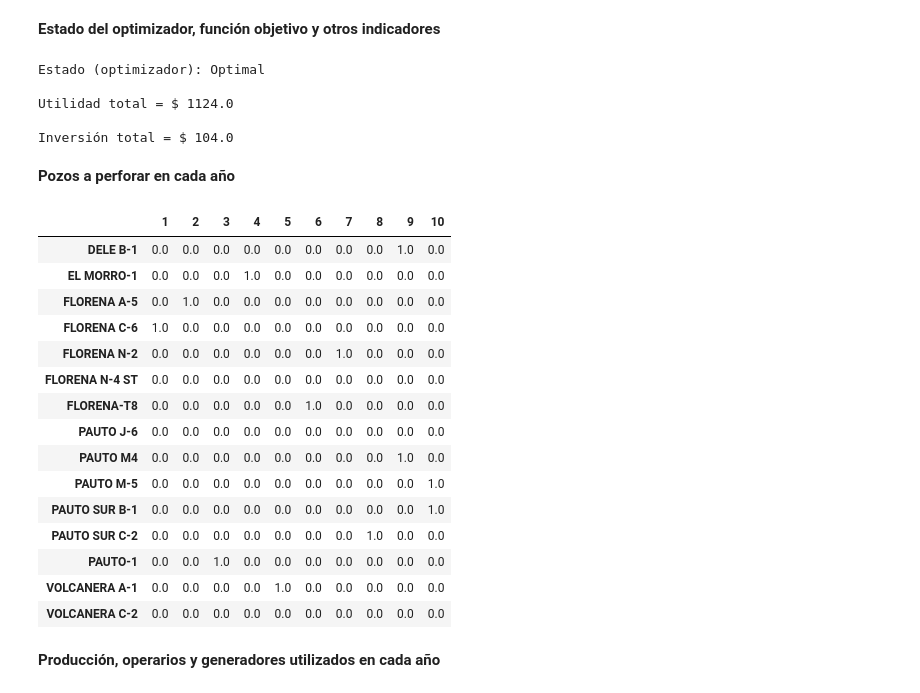
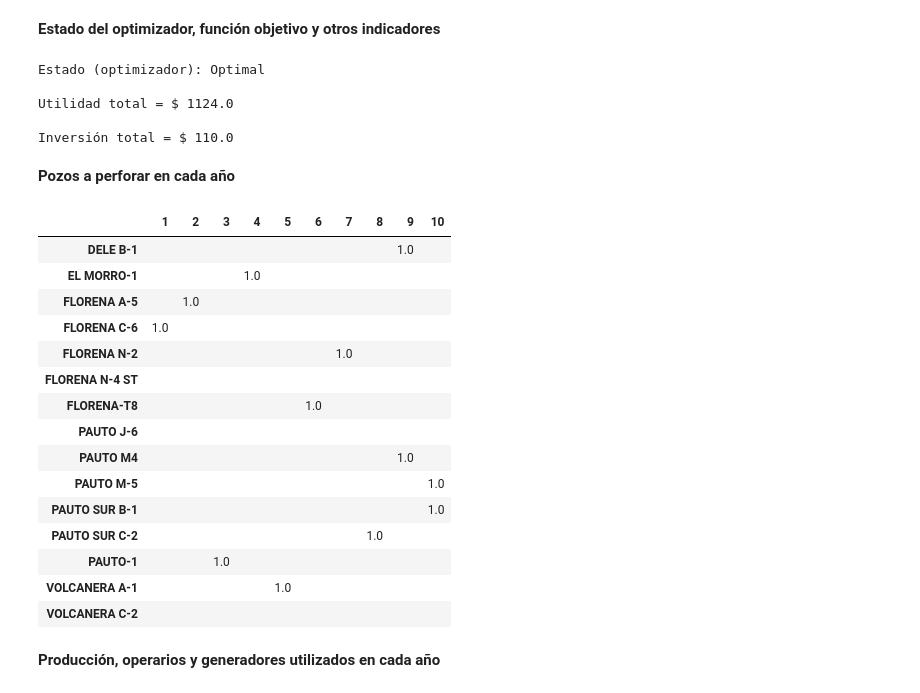
Before and after one commit to davidsmoreno/Analytics, a Jupyter notebook: Modelaje y Mejora De Procesos/Cases/Caso4_Plantilla.ipynb, the cells around one changed output. Cells and saved outputs as stored; diff of their text form; code cells hidden in the pictures.

```diff
--- a/Modelaje y Mejora De Procesos/Cases/Caso4_Plantilla.ipynb
+++ b/Modelaje y Mejora De Procesos/Cases/Caso4_Plantilla.ipynb
@@ -559,4 +559,4 @@ Para motivos de calificación, sólo debes seguir las instrucciones de cada preg
 I = lp.LpVariable.dicts("inventario", Tiempos, lowBound=0, cat=lp.LpContinuous)
 problema+=I[1]== 12 - lp.lpSum(costo[(i, 1)] * x[(i, 1)] for i in Pozos), 'R7A'
 for t in Tiempos[1:]:
-    problema+=I[t]==12+I[t - 1] + 0.05 * lp.lpSum(utilidad[(i, t - 1)] * x[(i, t - 1)] for i in Pozos) - lp.lpSum(x[(i, t)] * costo[(i, t)] for i in Pozos), f'R7B_{t}'
+    problema+=I[t]==12+I[t - 1] + 0.05 * (lp.lpSum(utilidad[(i, t - 1)] * x[(i, t - 1)] for i in Pozos)) - lp.lpSum(x[(i, t)] * costo[(i, t)] for i in Pozos), f'R7B_{t}'
@@ -655,39 +674,39 @@ Estado (optimizador): Optimal
 
 Utilidad total = $ 1124.0
 
-Inversión total = $ 104.0
+Inversión total = $ 110.0
 # %% [markdown]
 **Pozos a perforar en cada año**
 # %%
 # Imprimir producción cada año
 matriz = []
 for i in Pozos:
     fila = []  # Cada fila contiene la información de un pozo
     for t in Tiempos:
         if lp.value(x[i, t]) > 0:
             fila.append(lp.value(x[i, t]))
         else:
-            fila.append(lp.value(x[i, t]))
+            fila.append("")
     matriz.append(fila)
 
 pd.DataFrame(matriz, index=Pozos, columns=Tiempos)
 # %% [output]
 |  | 1 | 2 | 3 | 4 | 5 | 6 | 7 | 8 | 9 | 10 |
-| DELE B-1 | 0.0 | 0.0 | 0.0 | 0.0 | 0.0 | 0.0 | 0.0 | 0.0 | 1.0 | 0.0 |
-| EL MORRO-1 | 0.0 | 0.0 | 0.0 | 1.0 | 0.0 | 0.0 | 0.0 | 0.0 | 0.0 | 0.0 |
-| FLORENA A-5 | 0.0 | 1.0 | 0.0 | 0.0 | 0.0 | 0.0 | 0.0 | 0.0 | 0.0 | 0.0 |
-| FLORENA C-6 | 1.0 | 0.0 | 0.0 | 0.0 | 0.0 | 0.0 | 0.0 | 0.0 | 0.0 | 0.0 |
-| FLORENA N-2 | 0.0 | 0.0 | 0.0 | 0.0 | 0.0 | 0.0 | 1.0 | 0.0 | 0.0 | 0.0 |
-| FLORENA N-4 ST | 0.0 | 0.0 | 0.0 | 0.0 | 0.0 | 0.0 | 0.0 | 0.0 | 0.0 | 0.0 |
-| FLORENA-T8 | 0.0 | 0.0 | 0.0 | 0.0 | 0.0 | 1.0 | 0.0 | 0.0 | 0.0 | 0.0 |
-| PAUTO J-6 | 0.0 | 0.0 | 0.0 | 0.0 | 0.0 | 0.0 | 0.0 | 0.0 | 0.0 | 0.0 |
-| PAUTO M4 | 0.0 | 0.0 | 0.0 | 0.0 | 0.0 | 0.0 | 0.0 | 0.0 | 1.0 | 0.0 |
-| PAUTO M-5 | 0.0 | 0.0 | 0.0 | 0.0 | 0.0 | 0.0 | 0.0 | 0.0 | 0.0 | 1.0 |
-| PAUTO SUR B-1 | 0.0 | 0.0 | 0.0 | 0.0 | 0.0 | 0.0 | 0.0 | 0.0 | 0.0 | 1.0 |
-| PAUTO SUR C-2 | 0.0 | 0.0 | 0.0 | 0.0 | 0.0 | 0.0 | 0.0 | 1.0 | 0.0 | 0.0 |
-| PAUTO-1 | 0.0 | 0.0 | 1.0 | 0.0 | 0.0 | 0.0 | 0.0 | 0.0 | 0.0 | 0.0 |
-| VOLCANERA A-1 | 0.0 | 0.0 | 0.0 | 0.0 | 1.0 | 0.0 | 0.0 | 0.0 | 0.0 | 0.0 |
-| VOLCANERA C-2 | 0.0 | 0.0 | 0.0 | 0.0 | 0.0 | 0.0 | 0.0 | 0.0 | 0.0 | 0.0 |
+| DELE B-1 |  |  |  |  |  |  |  |  | 1.0 |  |
+| EL MORRO-1 |  |  |  | 1.0 |  |  |  |  |  |  |
+| FLORENA A-5 |  | 1.0 |  |  |  |  |  |  |  |  |
+| FLORENA C-6 | 1.0 |  |  |  |  |  |  |  |  |  |
+| FLORENA N-2 |  |  |  |  |  |  | 1.0 |  |  |  |
+| FLORENA N-4 ST |  |  |  |  |  |  |  |  |  |  |
+| FLORENA-T8 |  |  |  |  |  | 1.0 |  |  |  |  |
+| PAUTO J-6 |  |  |  |  |  |  |  |  |  |  |
+| PAUTO M4 |  |  |  |  |  |  |  |  | 1.0 |  |
+| PAUTO M-5 |  |  |  |  |  |  |  |  |  | 1.0 |
+| PAUTO SUR B-1 |  |  |  |  |  |  |  |  |  | 1.0 |
+| PAUTO SUR C-2 |  |  |  |  |  |  |  | 1.0 |  |  |
+| PAUTO-1 |  |  | 1.0 |  |  |  |  |  |  |  |
+| VOLCANERA A-1 |  |  |  |  | 1.0 |  |  |  |  |  |
+| VOLCANERA C-2 |  |  |  |  |  |  |  |  |  |  |
 # %% [markdown]
 **Producción, operarios y generadores utilizados en cada año**
 # %%
```
Also changed, not shown: parts of 13 cells of this notebook, 1 other file.
